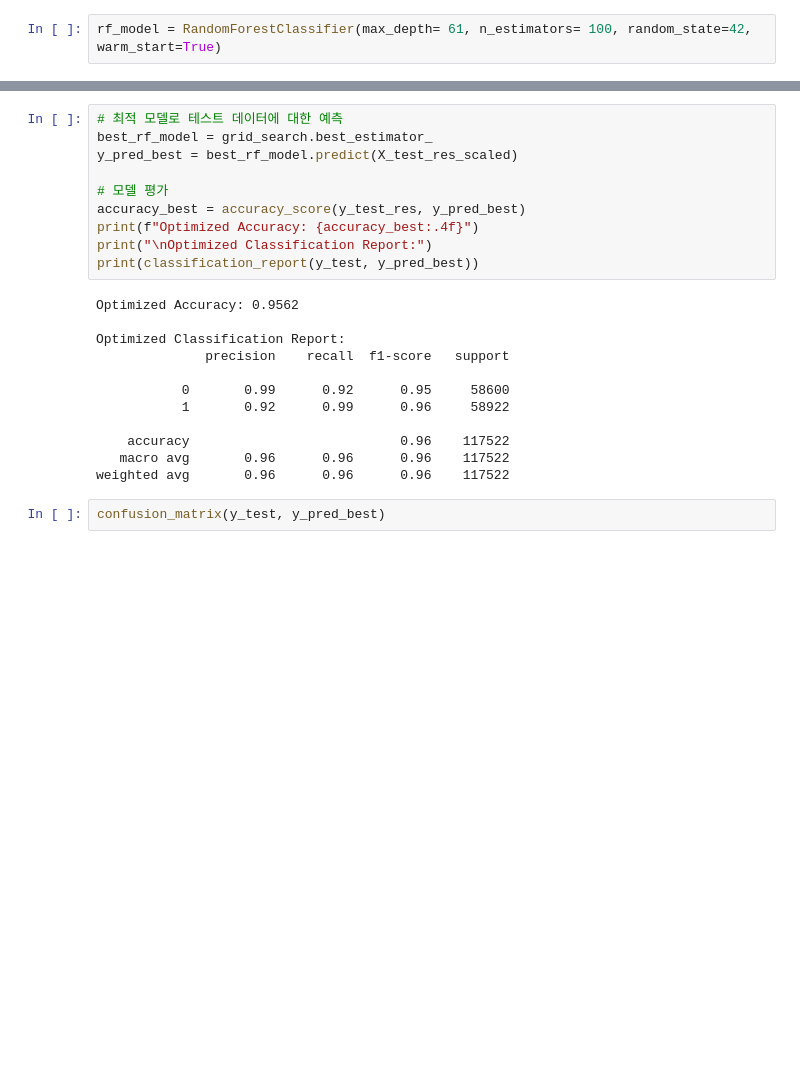
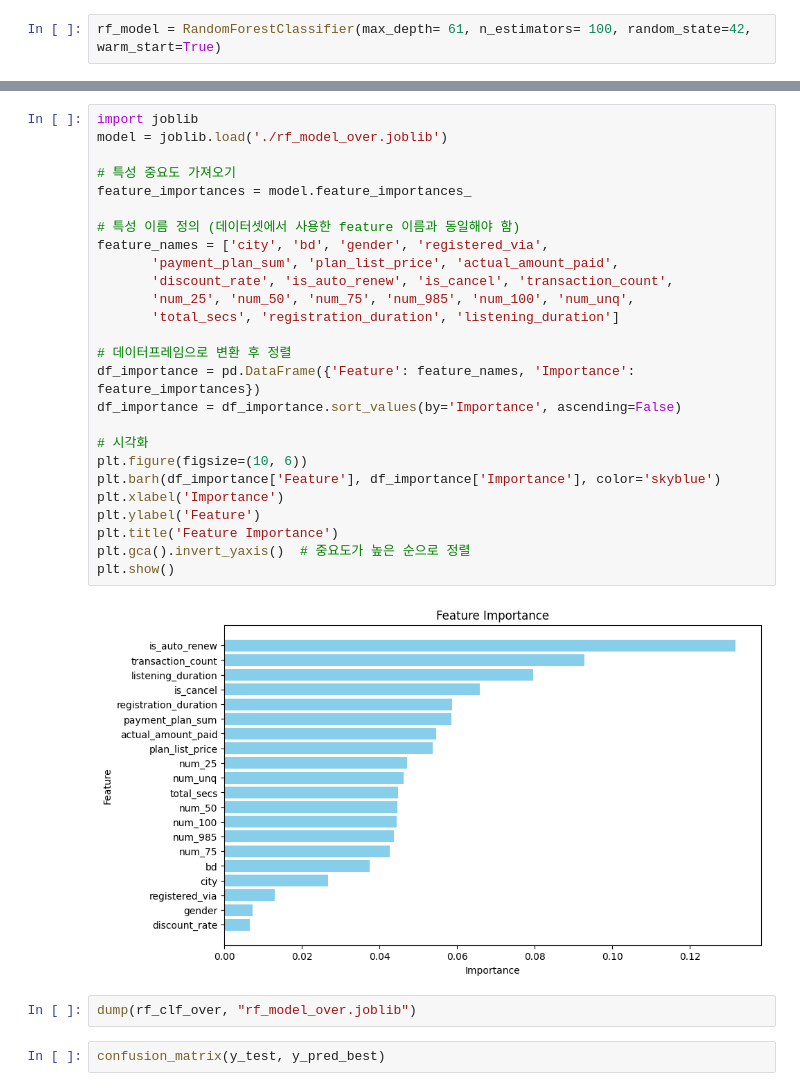
Before and after one commit to SKNETWORKS-FAMILY-AICAMP/SKN09-2nd-2Team, a Jupyter notebook: kimujung/tree.ipynb, the cells around one changed output, grey strips where cells are left out. Drawn from its saved outputs; the diff is of its cells as text; blank space fills up the shorter version.

```diff
--- a/kimujung/tree.ipynb
+++ b/kimujung/tree.ipynb
@@ -454,25 +435,33 @@ RF 재현율: 0.9084753875938082
-# %%
-# 최적 모델로 테스트 데이터에 대한 예측
-best_rf_model = grid_search.best_estimator_
-y_pred_best = best_rf_model.predict(X_test_res_scaled)
-
-# 모델 평가
-accuracy_best = accuracy_score(y_test_res, y_pred_best)
-print(f"Optimized Accuracy: {accuracy_best:.4f}")
-print("\nOptimized Classification Report:")
-print(classification_report(y_test, y_pred_best))
-# %% [output]
-Optimized Accuracy: 0.9562
-
-Optimized Classification Report:
-              precision    recall  f1-score   support
-
-           0       0.99      0.92      0.95     58600
-           1       0.92      0.99      0.96     58922
-
-    accuracy                           0.96    117522
-   macro avg       0.96      0.96      0.96    117522
-weighted avg       0.96      0.96      0.96    117522
+# %%
+import joblib
+model = joblib.load('./rf_model_over.joblib')
+
+# 특성 중요도 가져오기
+feature_importances = model.feature_importances_
+
+# 특성 이름 정의 (데이터셋에서 사용한 feature 이름과 동일해야 함)
+feature_names = ['city', 'bd', 'gender', 'registered_via',
+       'payment_plan_sum', 'plan_list_price', 'actual_amount_paid',
+       'discount_rate', 'is_auto_renew', 'is_cancel', 'transaction_count',
+       'num_25', 'num_50', 'num_75', 'num_985', 'num_100', 'num_unq',
+       'total_secs', 'registration_duration', 'listening_duration']
+
+# 데이터프레임으로 변환 후 정렬
+df_importance = pd.DataFrame({'Feature': feature_names, 'Importance': feature_importances})
+df_importance = df_importance.sort_values(by='Importance', ascending=False)
+
+# 시각화
+plt.figure(figsize=(10, 6))
+plt.barh(df_importance['Feature'], df_importance['Importance'], color='skyblue')
+plt.xlabel('Importance')
+plt.ylabel('Feature')
+plt.title('Feature Importance')
+plt.gca().invert_yaxis()  # 중요도가 높은 순으로 정렬
+plt.show()
+# %% [output]
+[figure, added]
+# %%
+dump(rf_clf_over, "rf_model_over.joblib")
 # %%
 confusion_matrix(y_test, y_pred_best)
 # %% [output]
```
Also changed, not shown: parts of 5 cells of this notebook, 4 other files.
